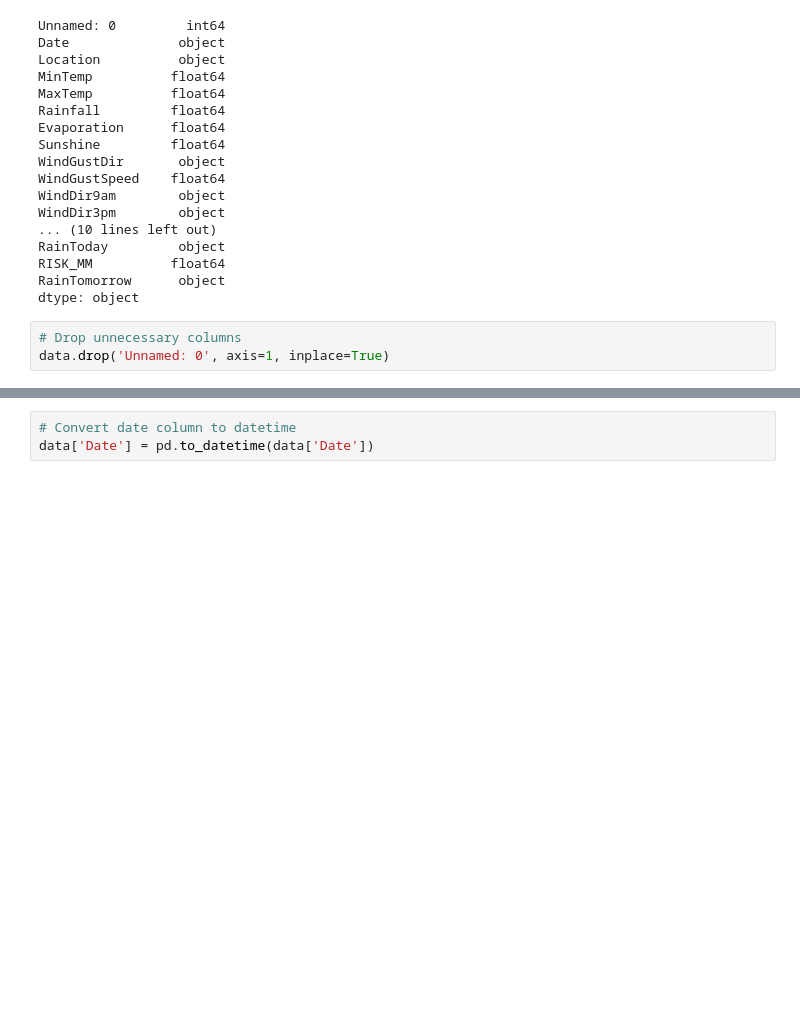
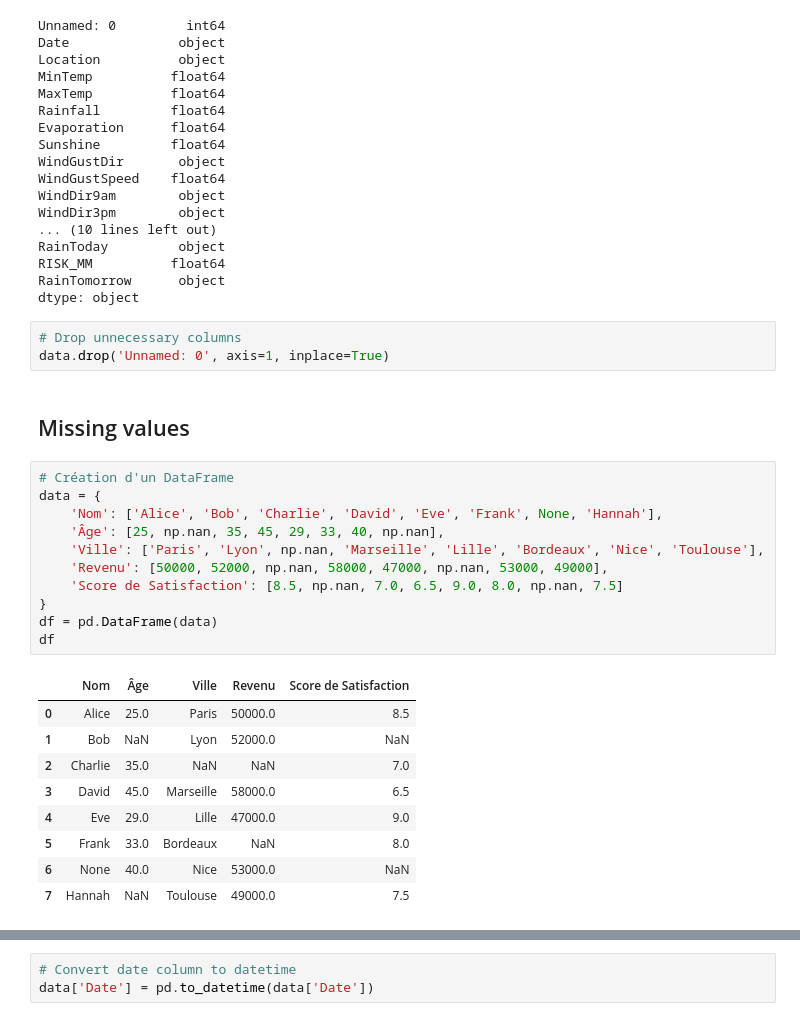
Before and after one commit to yzpt/module_pandas_B2, a Jupyter notebook: weather/weather-data-eda-model-training.ipynb, the cells around one changed output, grey strips where cells are left out. Cells and saved outputs as stored; diff of their text form; blank space fills up the shorter version.

```diff
--- a/weather/weather-data-eda-model-training.ipynb
+++ b/weather/weather-data-eda-model-training.ipynb
@@ -127,3 +101,26 @@ dtype: object
 # %%
 # Drop unnecessary columns
 data.drop('Unnamed: 0', axis=1, inplace=True)
+# %% [markdown]
+## Missing values
+# %%
+# Création d'un DataFrame
+data = {
+    'Nom': ['Alice', 'Bob', 'Charlie', 'David', 'Eve', 'Frank', None, 'Hannah'],
+    'Âge': [25, np.nan, 35, 45, 29, 33, 40, np.nan],
+    'Ville': ['Paris', 'Lyon', np.nan, 'Marseille', 'Lille', 'Bordeaux', 'Nice', 'Toulouse'],
+    'Revenu': [50000, 52000, np.nan, 58000, 47000, np.nan, 53000, 49000],
+    'Score de Satisfaction': [8.5, np.nan, 7.0, 6.5, 9.0, 8.0, np.nan, 7.5]
+}
+df = pd.DataFrame(data)
+df
+# %% [output]
+|  | Nom | Âge | Ville | Revenu | Score de Satisfaction |
+| 0 | Alice | 25.0 | Paris | 50000.0 | 8.5 |
+| 1 | Bob | NaN | Lyon | 52000.0 | NaN |
+| 2 | Charlie | 35.0 | NaN | NaN | 7.0 |
+| 3 | David | 45.0 | Marseille | 58000.0 | 6.5 |
+| 4 | Eve | 29.0 | Lille | 47000.0 | 9.0 |
+| 5 | Frank | 33.0 | Bordeaux | NaN | 8.0 |
+| 6 | None | 40.0 | Nice | 53000.0 | NaN |
+| 7 | Hannah | NaN | Toulouse | 49000.0 | 7.5 |
```
Also changed, not shown: parts of 23 cells of this notebook, 3 other files.
